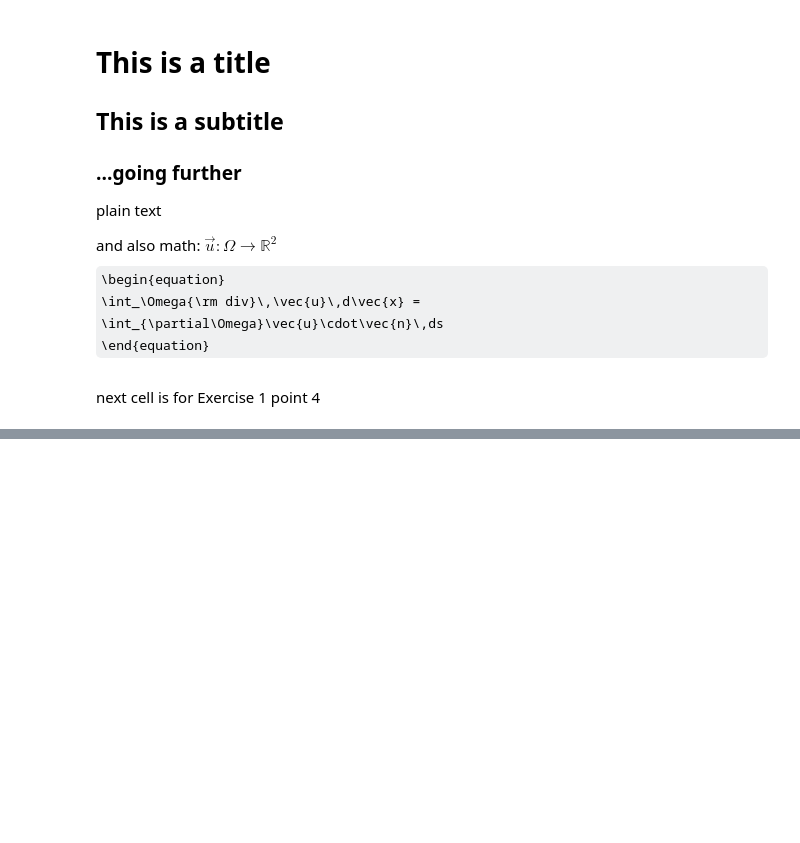
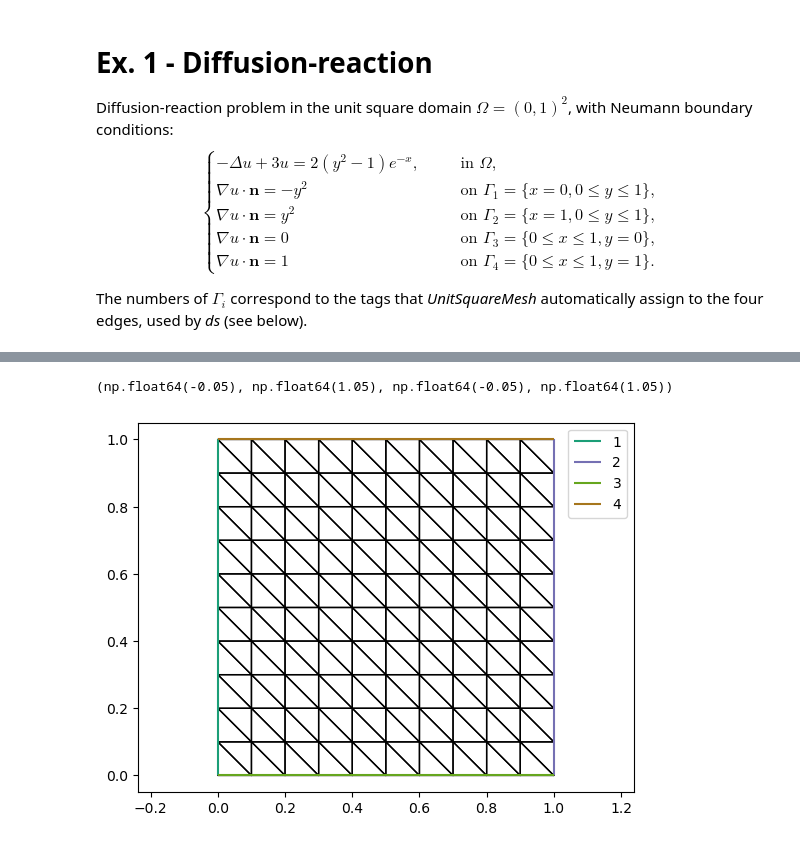
Before and after one commit to alessandropedone/cfd-labs, a Jupyter notebook: Lab01-Intro/TEMPLATE_CFDlab01.ipynb, the cells around one changed output, grey strips where cells are left out. Drawn from its saved outputs; the diff is of its cells as text; code cells hidden in the pictures; some formulas as TeX source; blank space fills up the shorter version.

```diff
--- a/Lab01-Intro/TEMPLATE_CFDlab01.ipynb
+++ b/Lab01-Intro/TEMPLATE_CFDlab01.ipynb
@@ -12,13 +11,18 @@ from firedrake import *
 import numpy as np
 import matplotlib.pyplot as plt
 # %% [markdown]
-# This is a title
-## This is a subtitle
-### ...going further
+# Ex. 1 - Diffusion-reaction
+Diffusion-reaction problem in the unit square domain $\Omega = {(0,1)}^2$, with Neumann boundary conditions:
+\begin{equation*}
+  \begin{cases}
+    -\Delta u + 3 u = 2(y^2-1)e^{-x}, \qquad & \text{in }\Omega, \\
+    \nabla u\cdot{\boldsymbol{n}} = -y^2 \qquad & \text{on }\Gamma_1 = \{x=0, 0\leq y\leq 1\},
+    \\
+    \nabla u\cdot{\boldsymbol{n}} = y^2 \qquad & \text{on }\Gamma_2 = \{x=1, 0\leq y\leq 1\},
+    \\
+    \nabla u\cdot{\boldsymbol{n}} = 0 \qquad & \text{on }\Gamma_3 = \{0\leq x\leq 1, y=0\},
+    \\
+    \nabla u\cdot{\boldsymbol{n}} = 1 \qquad & \text{on }\Gamma_4 = \{0\leq x\leq 1, y=1\}.\end{cases}
+\end{equation*}
 
-plain text
-
-and also math: $\vec{u}:\Omega\to\mathbb R^2$
-\begin{equation}
-  \int_\Omega{\rm div}\,\vec{u}\,d\vec{x} = \int_{\partial\Omega}\vec{u}\cdot\vec{n}\,ds
-\end{equation}
+The numbers of $\Gamma_i$ correspond to the tags that *UnitSquareMesh* automatically assign to the four edges, used by *ds* (see below).
@@ -30,2 +29,9 @@ print('value', np.sin(0.5))
-# %% [markdown]
-next cell is for Exercise 1 point 4
+# %%
+# Define and plot the mesh
+N = 10
+mesh = UnitSquareMesh(N, N)
+fig, ax = plt.subplots()
+triplot(mesh, axes=ax)
+ax.legend()
+ax.axis('equal')
+# %% [output]
@@ -31,0 +42,2 @@ next cell is for Exercise 1 point 4
+(np.float64(-0.05), np.float64(1.05), np.float64(-0.05), np.float64(1.05))
+[figure, added]
```
Also changed, not shown: parts of 14 cells of this notebook, 14 other files.
